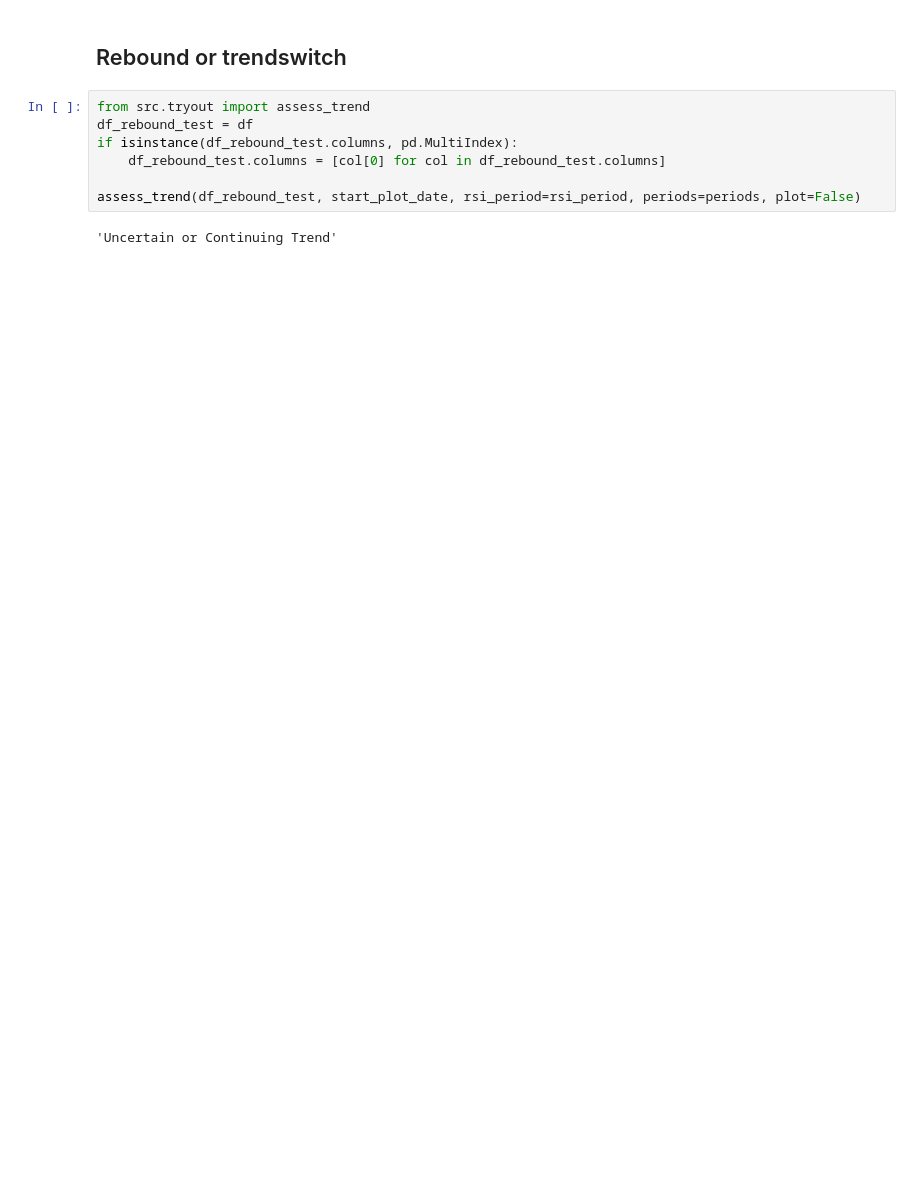
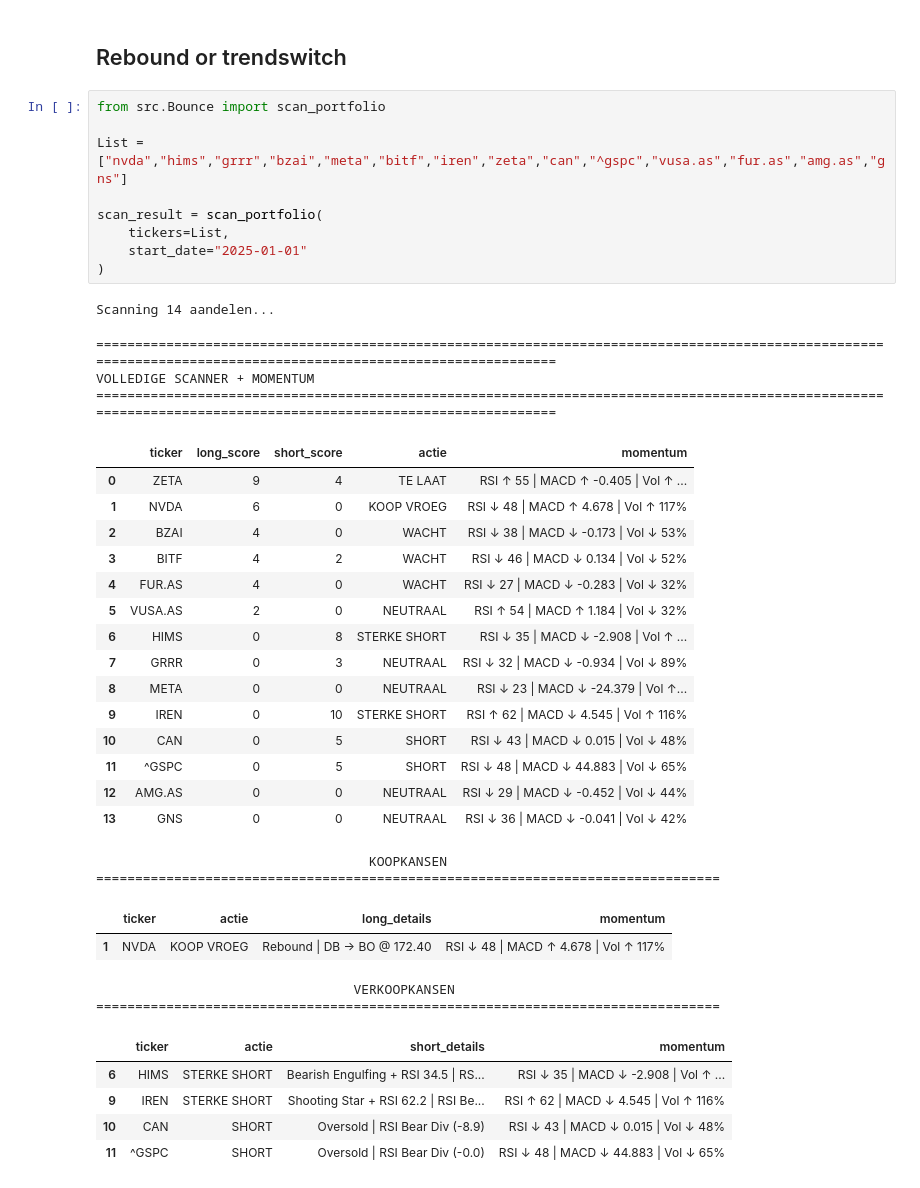
Before and after one commit to Nicootje/stock-predictor, a Jupyter notebook: notebooks/Beurs.ipynb, the cells around one changed output. Drawn from its saved outputs; the diff is of its cells as text; blank space fills up the shorter version.

```diff
--- a/notebooks/Beurs.ipynb
+++ b/notebooks/Beurs.ipynb
@@ -108,11 +111,42 @@ plot_monthly_candles(df, ticker, start_plot_date="2022-01-01")
 # %% [markdown]
 ## Rebound or trendswitch
-# %%
-from src.tryout import assess_trend
-df_rebound_test = df
-if isinstance(df_rebound_test.columns, pd.MultiIndex):
-    df_rebound_test.columns = [col[0] for col in df_rebound_test.columns]
-
-assess_trend(df_rebound_test, start_plot_date, rsi_period=rsi_period, periods=periods, plot=False)
-# %% [output]
-'Uncertain or Continuing Trend'
+# %%
+from src.Bounce import scan_portfolio
+
+List = ["nvda","hims","grrr","bzai","meta","bitf","iren","zeta","can","^gspc","vusa.as","fur.as","amg.as","gns"]
+
+scan_result = scan_portfolio(
+    tickers=List,
+    start_date="2025-01-01"
+)
+# %% [output]
+Scanning 14 aandelen...
+================================================================================================================================================================
+VOLLEDIGE SCANNER + MOMENTUM
+================================================================================================================================================================
+|  | ticker | long_score | short_score | actie | momentum |
+| 0 | ZETA | 9 | 4 | TE LAAT | RSI ↑ 55 | MACD ↑ -0.405 | Vol ↑ ... |
+| 1 | NVDA | 6 | 0 | KOOP VROEG | RSI ↓ 48 | MACD ↑ 4.678 | Vol ↑ 117% |
+| 2 | BZAI | 4 | 0 | WACHT | RSI ↓ 38 | MACD ↓ -0.173 | Vol ↓ 53% |
+| 3 | BITF | 4 | 2 | WACHT | RSI ↓ 46 | MACD ↓ 0.134 | Vol ↓ 52% |
+| 4 | FUR.AS | 4 | 0 | WACHT | RSI ↓ 27 | MACD ↓ -0.283 | Vol ↓ 32% |
+| 5 | VUSA.AS | 2 | 0 | NEUTRAAL | RSI ↑ 54 | MACD ↑ 1.184 | Vol ↓ 32% |
+| 6 | HIMS | 0 | 8 | STERKE SHORT | RSI ↓ 35 | MACD ↓ -2.908 | Vol ↑ ... |
+| 7 | GRRR | 0 | 3 | NEUTRAAL | RSI ↓ 32 | MACD ↓ -0.934 | Vol ↓ 89% |
+| 8 | META | 0 | 0 | NEUTRAAL | RSI ↓ 23 | MACD ↓ -24.379 | Vol ↑... |
+| 9 | IREN | 0 | 10 | STERKE SHORT | RSI ↑ 62 | MACD ↓ 4.545 | Vol ↑ 116% |
+| 10 | CAN | 0 | 5 | SHORT | RSI ↓ 43 | MACD ↓ 0.015 | Vol ↓ 48% |
+| 11 | ^GSPC | 0 | 5 | SHORT | RSI ↓ 48 | MACD ↓ 44.883 | Vol ↓ 65% |
+| 12 | AMG.AS | 0 | 0 | NEUTRAAL | RSI ↓ 29 | MACD ↓ -0.452 | Vol ↓ 44% |
+| 13 | GNS | 0 | 0 | NEUTRAAL | RSI ↓ 36 | MACD ↓ -0.041 | Vol ↓ 42% |
+                                   KOOPKANSEN
+================================================================================
+|  | ticker | actie | long_details | momentum |
+| 1 | NVDA | KOOP VROEG | Rebound | DB → BO @ 172.40 | RSI ↓ 48 | MACD ↑ 4.678 | Vol ↑ 117% |
+                                 VERKOOPKANSEN
+================================================================================
+|  | ticker | actie | short_details | momentum |
+| 6 | HIMS | STERKE SHORT | Bearish Engulfing + RSI 34.5 | RS... | RSI ↓ 35 | MACD ↓ -2.908 | Vol ↑ ... |
+| 9 | IREN | STERKE SHORT | Shooting Star + RSI 62.2 | RSI Be... | RSI ↑ 62 | MACD ↓ 4.545 | Vol ↑ 116% |
+| 10 | CAN | SHORT | Oversold | RSI Bear Div (-8.9) | RSI ↓ 43 | MACD ↓ 0.015 | Vol ↓ 48% |
+| 11 | ^GSPC | SHORT | Oversold | RSI Bear Div (-0.0) | RSI ↓ 48 | MACD ↓ 44.883 | Vol ↓ 65% |
```
Also changed, not shown: parts of 8 cells of this notebook, 4 other files.
